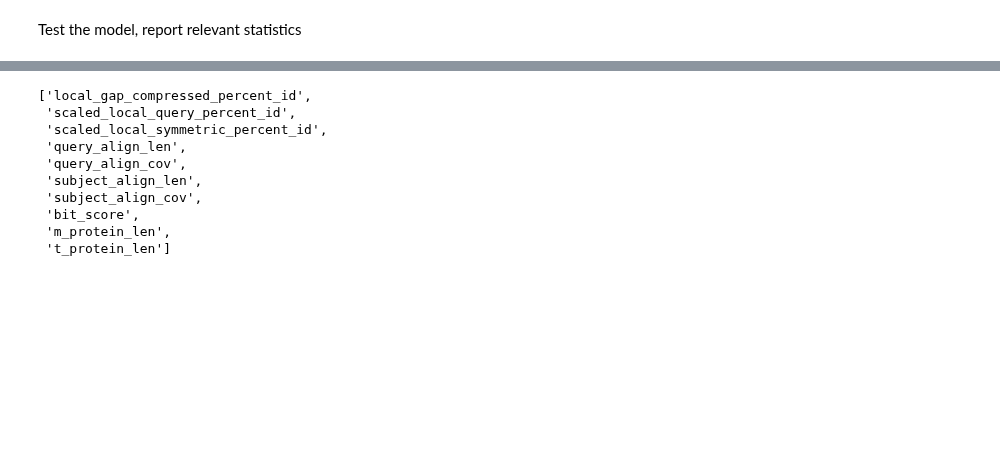
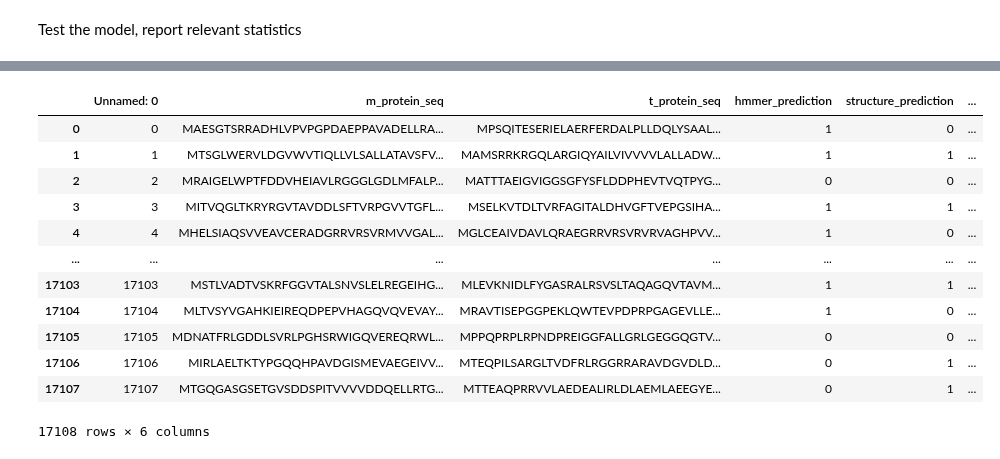
Before and after one commit to learn2therm/PairProphet, a Jupyter notebook: notebooks/classifiers.ipynb, the cells around one changed output, grey strips where cells are left out. Saved outputs shown, nothing was run; the diff lists cells and outputs as text; code cells hidden in the pictures; blank space fills up the shorter version.

Commit message:
script updates to handle structure

```diff
--- a/notebooks/classifiers.ipynb
+++ b/notebooks/classifiers.ipynb
@@ -465,3 +697,20 @@ sklearn.metrics.ConfusionMatrixDisplay(confusion_matrix).plot()
+# %%
+results = pd.read_csv('predictions.csv')
+results
+# %% [output]
+|  | Unnamed: 0 | m_protein_seq | t_protein_seq | hmmer_prediction | structure_prediction | ... |
+| 0 | 0 | MAESGTSRRADHLVPVPGPDAEPPAVADELLRA... | MPSQITESERIELAERFERDALPLLDQLYSAAL... | 1 | 0 | ... |
+| 1 | 1 | MTSGLWERVLDGVWVTIQLLVLSALLATAVSFV... | MAMSRRKRGQLARGIQYAILVIVVVVLALLADW... | 1 | 1 | ... |
+| 2 | 2 | MRAIGELWPTFDDVHEIAVLRGGGLGDLMFALP... | MATTTAEIGVIGGSGFYSFLDDPHEVTVQTPYG... | 0 | 0 | ... |
+| 3 | 3 | MITVQGLTKRYRGVTAVDDLSFTVRPGVVTGFL... | MSELKVTDLTVRFAGITALDHVGFTVEPGSIHA... | 1 | 1 | ... |
+| 4 | 4 | MHELSIAQSVVEAVCERADGRRVRSVRMVVGAL... | MGLCEAIVDAVLQRAEGRRVRSVRVRVAGHPVV... | 1 | 0 | ... |
+| ... | ... | ... | ... | ... | ... | ... |
+| 17103 | 17103 | MSTLVADTVSKRFGGVTALSNVSLELREGEIHG... | MLEVKNIDLFYGASRALRSVSLTAQAGQVTAVM... | 1 | 1 | ... |
+| 17104 | 17104 | MLTVSYVGAHKIEIREQDPEPVHAGQVQVEVAY... | MRAVTISEPGGPEKLQWTEVPDPRPGAGEVLLE... | 1 | 0 | ... |
+| 17105 | 17105 | MDNATFRLGDDLSVRLPGHSRWIGQVEREQRWL... | MPPQPRPLRPNDPREIGGFALLGRLGEGGQGTV... | 0 | 0 | ... |
+| 17106 | 17106 | MIRLAELTKTYPGQQHPAVDGISMEVAEGEIVV... | MTEQPILSARGLTVDFRLRGGRRARAVDGVDLD... | 0 | 1 | ... |
+| 17107 | 17107 | MTGQGASGSETGVSDDSPITVVVVDDQELLRTG... | MTTEAQPRRVVLAEDEALIRLDLAEMLAEEGYE... | 0 | 1 | ... |
+17108 rows × 6 columns
 # %%
 import pandas as pd
 import numpy as np
@@ -660,13 +902,0 @@ input_features.remove('prot_pair_index')
-# %%
-input_features
-# %% [output]
-['local_gap_compressed_percent_id',
- 'scaled_local_query_percent_id',
- 'scaled_local_symmetric_percent_id',
- 'query_align_len',
- 'query_align_cov',
- 'subject_align_len',
- 'subject_align_cov',
- 'bit_score',
- 'm_protein_len',
- 't_protein_len']
```
Also changed, not shown: parts of 42 cells of this notebook, 4 other files.
